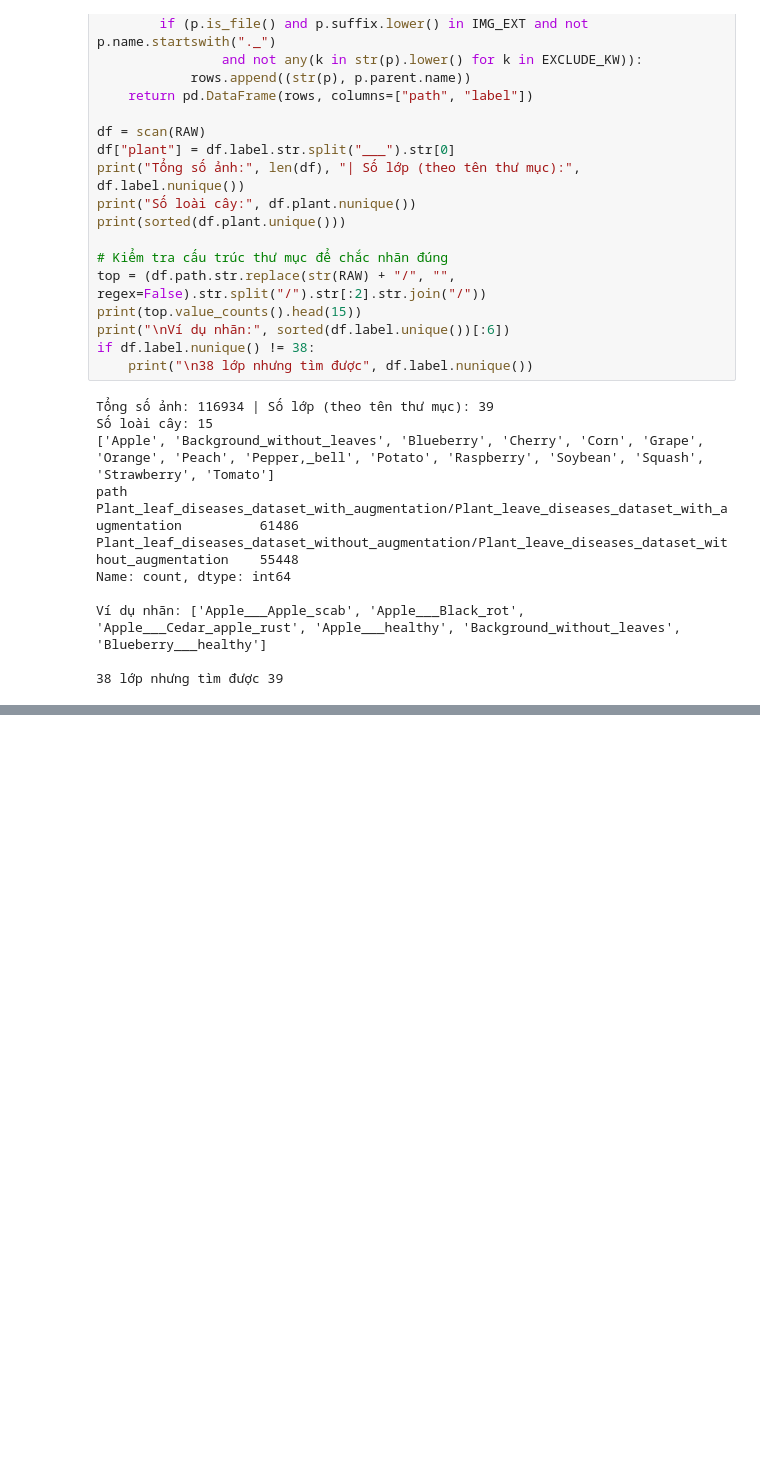
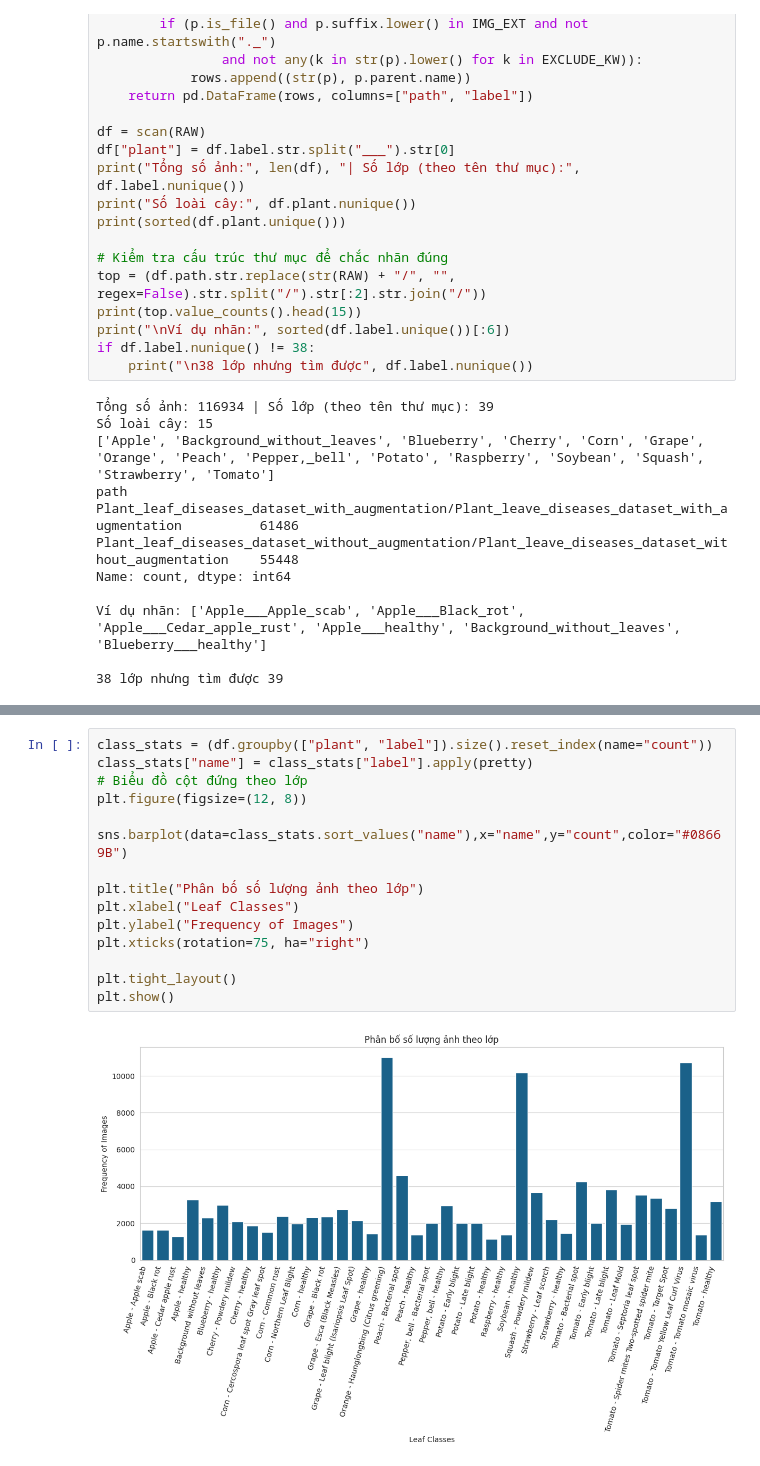
Before and after one commit to doanxuantuong/PlantLeafDiseaseClassification, a Jupyter notebook: Plant_Leaf_Disease_Classification.ipynb, the cells around one changed output, grey strips where cells are left out. Cells and saved outputs as stored; diff of their text form; blank space fills up the shorter version.

```diff
--- a/Plant_Leaf_Disease_Classification.ipynb
+++ b/Plant_Leaf_Disease_Classification.ipynb
@@ -166,0 +213,17 @@ Ví dụ nhãn: ['Apple___Apple_scab', 'Apple___Black_rot', 'Apple___Cedar_apple
+# %%
+class_stats = (df.groupby(["plant", "label"]).size().reset_index(name="count"))
+class_stats["name"] = class_stats["label"].apply(pretty)
+# Biểu đồ cột đứng theo lớp
+plt.figure(figsize=(12, 8))
+
+sns.barplot(data=class_stats.sort_values("name"),x="name",y="count",color="#08669B")
+
+plt.title("Phân bố số lượng ảnh theo lớp")
+plt.xlabel("Leaf Classes")
+plt.ylabel("Frequency of Images")
+plt.xticks(rotation=75, ha="right")
+
+plt.tight_layout()
+plt.show()
+# %% [output]
+[figure, added]
```
Also changed, not shown: parts of 5 cells of this notebook.
